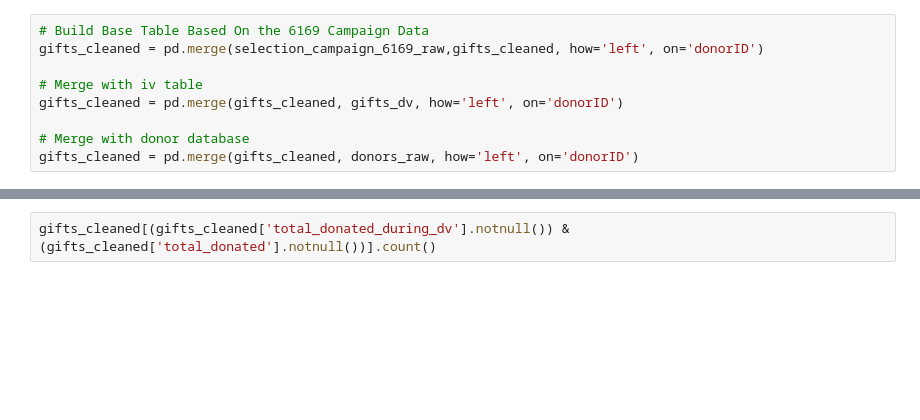
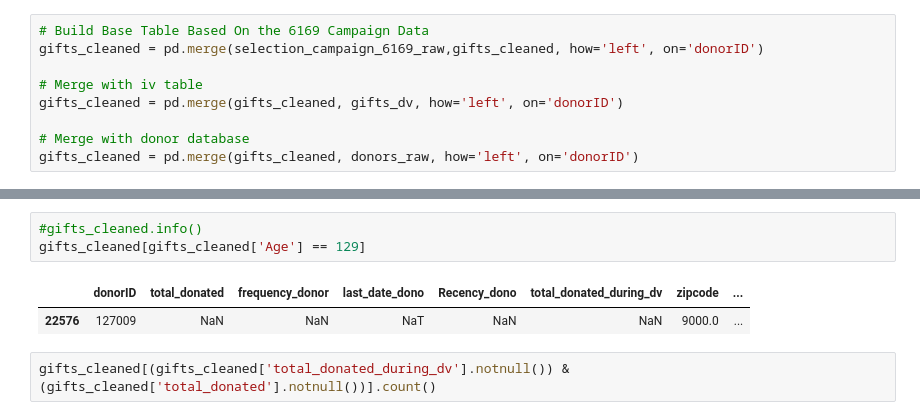
Before and after one commit to inderrana/Predicting-donations-leads-for-NGO, a Jupyter notebook: DSC_Use_Case/Versions/added variables 1.ipynb, the cells around one changed output, grey strips where cells are left out. Drawn from its saved outputs; the diff is of its cells as text; blank space fills up the shorter version.

```diff
--- a/DSC_Use_Case/added variables 1.ipynb
+++ b/DSC_Use_Case/Versions/added variables 1.ipynb
@@ -570,3 +547,9 @@ memory usage: 3.7+ MB
+# %%
+#gifts_cleaned.info()
+gifts_cleaned[gifts_cleaned['Age'] == 129]
+# %% [output]
+|  | donorID | total_donated | frequency_donor | last_date_dono | Recency_dono | total_donated_during_dv | zipcode | ... |
+| 22576 | 127009 | NaN | NaN | NaT | NaN | NaN | 9000.0 | ... |
 # %%
 gifts_cleaned[(gifts_cleaned['total_donated_during_dv'].notnull()) & (gifts_cleaned['total_donated'].notnull())].count()
 # %% [output]
```
Also changed, not shown: parts of 10 cells of this notebook, 1 other file.
